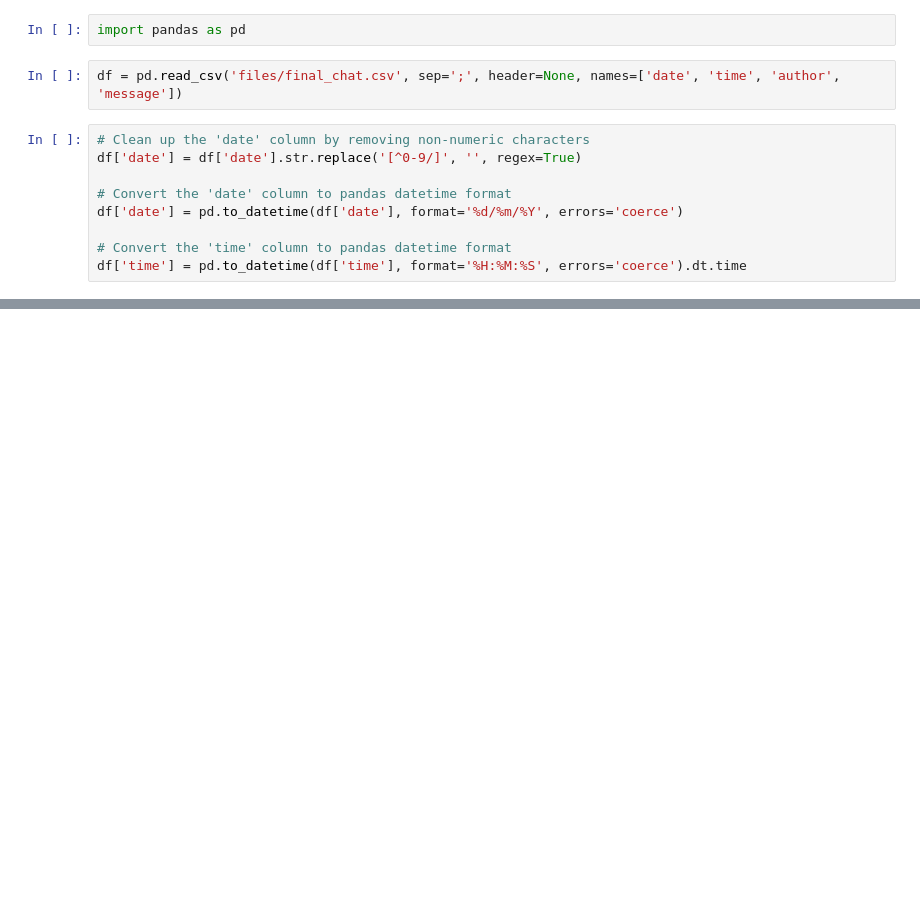
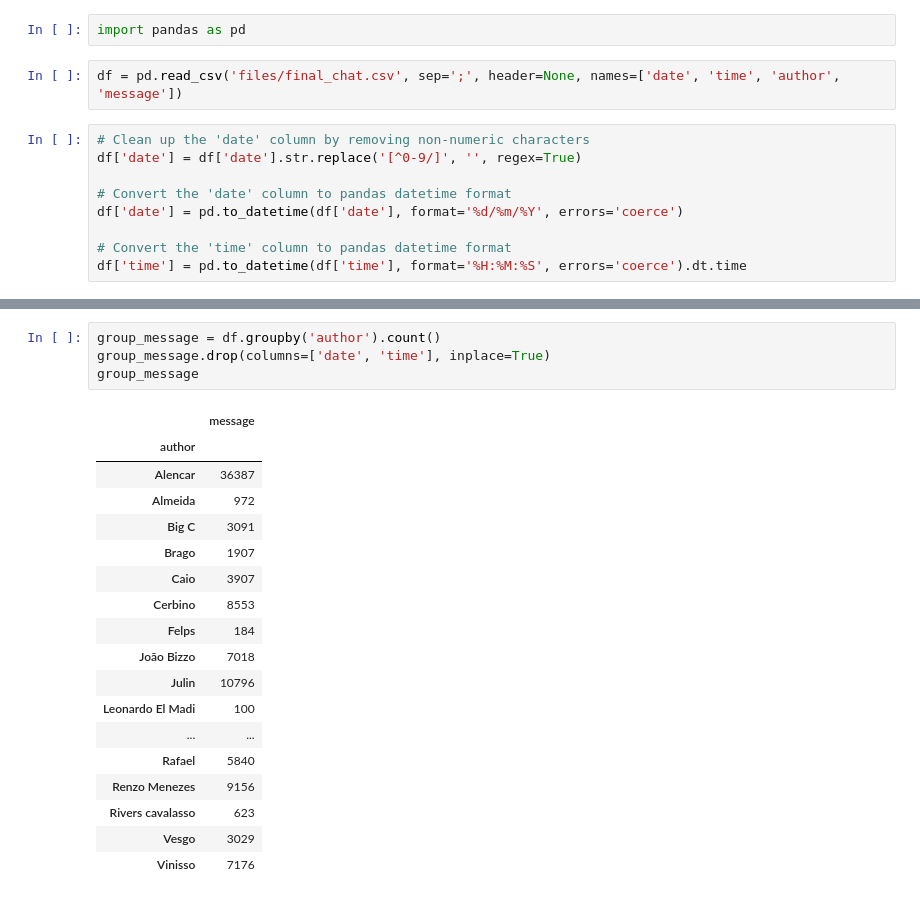
Before and after one commit to joaobizzo/whatsapp_chat_analiser, a Jupyter notebook: main.ipynb, the cells around one changed output, grey strips where cells are left out. Saved outputs shown, nothing was run; the diff lists cells and outputs as text; blank space fills up the shorter version.

```diff
--- a/main.ipynb
+++ b/main.ipynb
@@ -72,0 +98,23 @@ Name: author, dtype: int64
+# %%
+group_message = df.groupby('author').count()
+group_message.drop(columns=['date', 'time'], inplace=True)
+group_message
+# %% [output]
+|  | message |
+| author |  |
+| Alencar | 36387 |
+| Almeida | 972 |
+| Big C | 3091 |
+| Brago | 1907 |
+| Caio | 3907 |
+| Cerbino | 8553 |
+| Felps | 184 |
+| João Bizzo | 7018 |
+| Julin | 10796 |
+| Leonardo El Madi | 100 |
+| ... | ... |
+| Rafael | 5840 |
+| Renzo Menezes | 9156 |
+| Rivers cavalasso | 623 |
+| Vesgo | 3029 |
+| Vinisso | 7176 |
```
Also changed, not shown: parts of 7 cells of this notebook.
